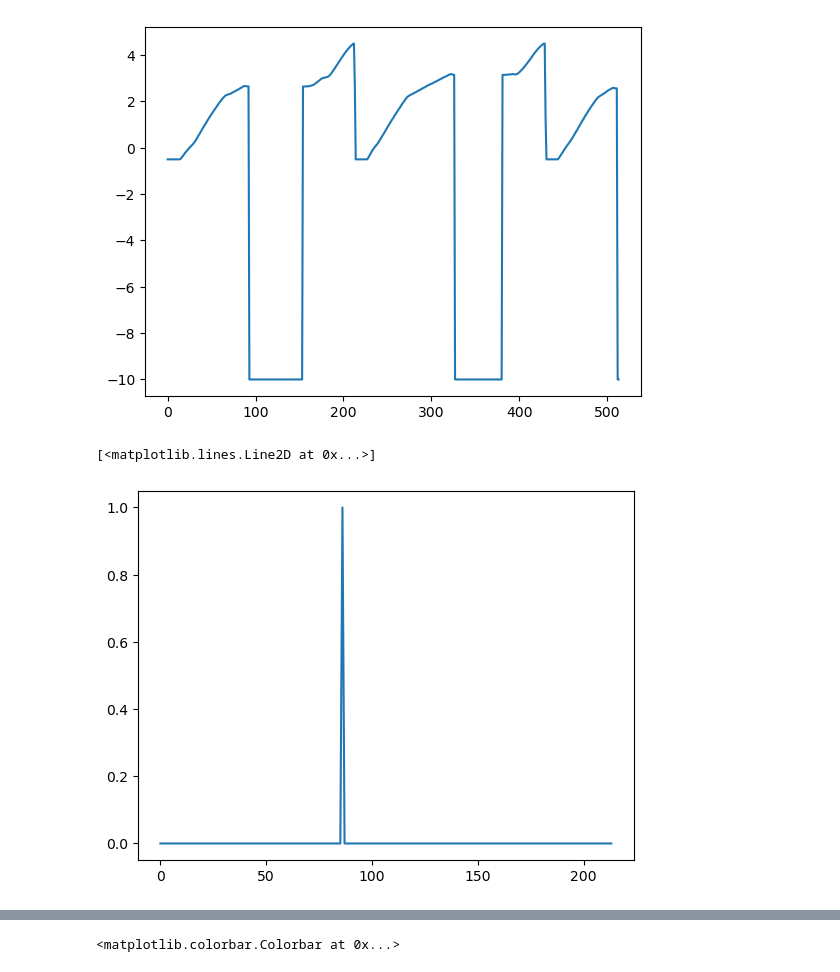
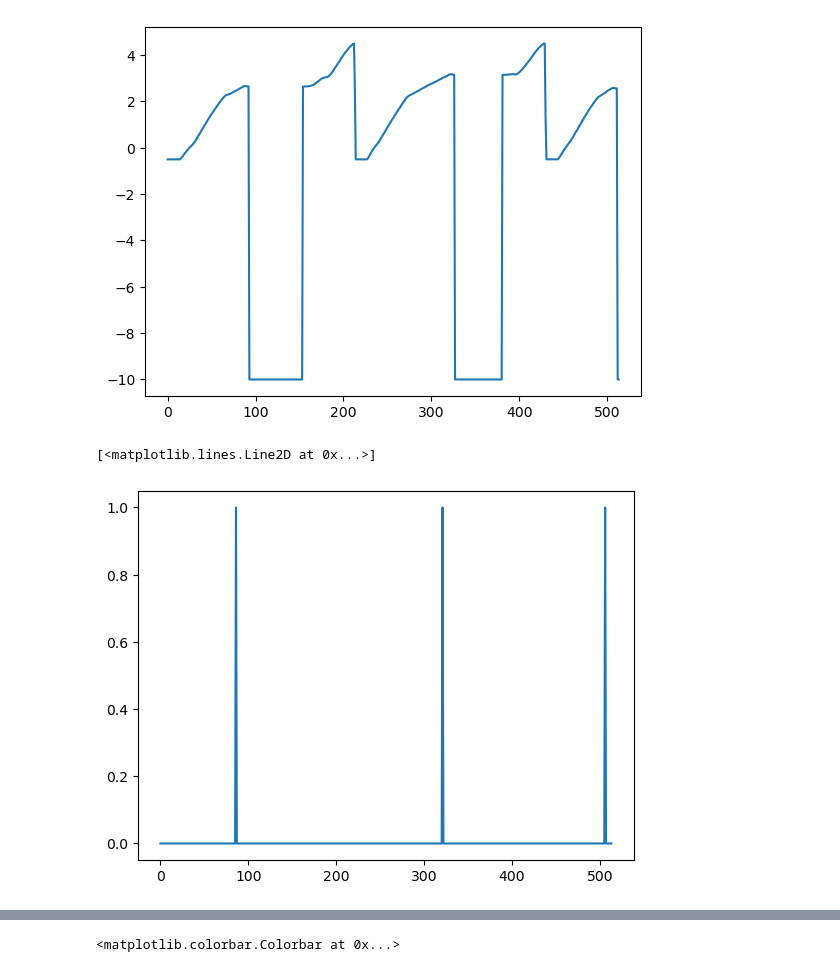
Before and after one commit to tarek-soubra/place-cell-project, a Jupyter notebook: explore.ipynb, the cells around one changed output, grey strips where cells are left out. Saved outputs shown, nothing was run; the diff lists cells and outputs as text; code cells hidden in the pictures.

```diff
--- a/explore.ipynb
+++ b/explore.ipynb
@@ -290,10 +282,10 @@ the values are l =  16525 and r =  16732
 [figure]
 # %%
 reward = read_nwbfile.stimulus["reward"].data[()]
-plt.plot(reward[17201 : 17415])
+plt.plot(reward[17201 : 17715])
 # %% [output]
 [<matplotlib.lines.Line2D at 0x...>]
-[figure, old version]
+[figure, new version]
 # %%
 def positionalBin(data, pos):
     bins = np.arange(0, 4.51, 0.1)
```
Also changed, not shown: parts of 10 cells of this notebook.
